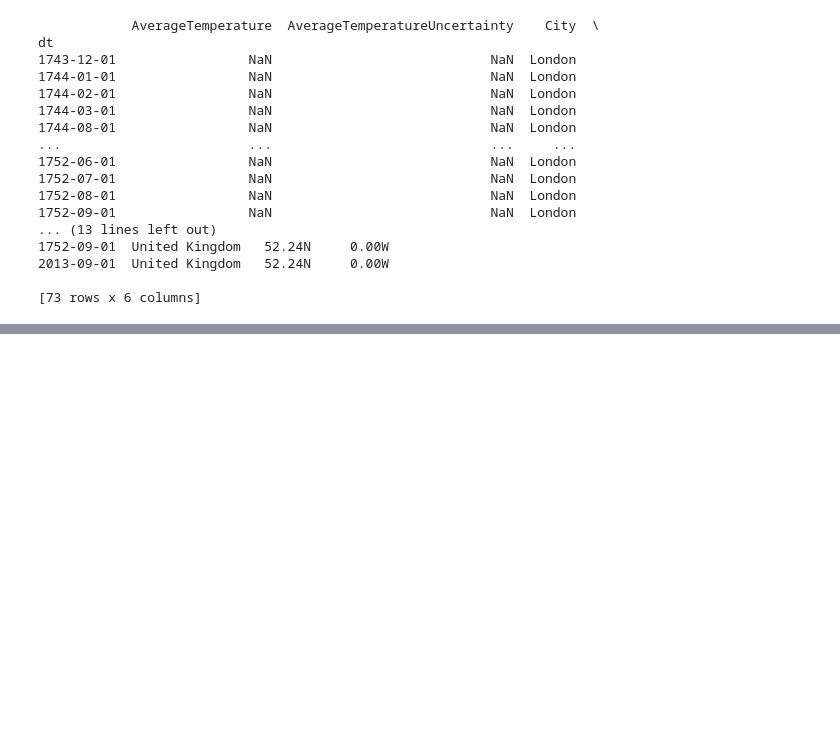
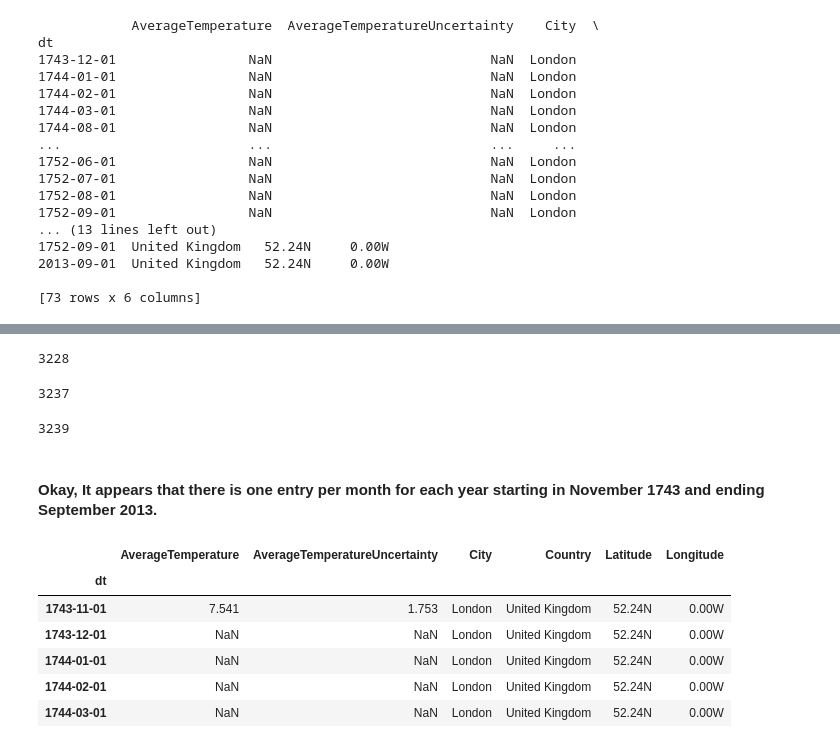
Before and after one commit to Brooke-Holyoak/time-series-exercises, a Jupyter notebook: Untitled1.ipynb, the cells around one changed output, grey strips where cells are left out. Drawn from its saved outputs; the diff is of its cells as text; code cells hidden in the pictures; blank space fills up the shorter version.

```diff
--- a/Untitled1.ipynb
+++ b/Untitled1.ipynb
@@ -116,0 +135,2 @@ dt
+# %%
+df.reset_index(inplace=True)
@@ -116,0 +158,2 @@ dt
+# %%
+df.dt = pd.to_datetime(df.dt)
@@ -116,0 +181,27 @@ dt
+# %%
+269 * 12
+# %% [output]
+3228
+# %%
+3228 + 9
+# %% [output]
+3237
+# %%
+3237 + 2
+# %% [output]
+3239
+# %% [markdown]
+#### Okay, It appears that there is one entry per month for each year starting in November 1743 and ending September 2013.
+# %%
+#resetting the index so that now it's a datetime formatted index
+df = df.set_index('dt').sort_index()
+# %%
+df.head()
+# %% [output]
+|  | AverageTemperature | AverageTemperatureUncertainty | City | Country | Latitude | Longitude |
+| dt |  |  |  |  |  |  |
+| 1743-11-01 | 7.541 | 1.753 | London | United Kingdom | 52.24N | 0.00W |
+| 1743-12-01 | NaN | NaN | London | United Kingdom | 52.24N | 0.00W |
+| 1744-01-01 | NaN | NaN | London | United Kingdom | 52.24N | 0.00W |
+| 1744-02-01 | NaN | NaN | London | United Kingdom | 52.24N | 0.00W |
+| 1744-03-01 | NaN | NaN | London | United Kingdom | 52.24N | 0.00W |
```
Also changed, not shown: parts of 46 cells of this notebook, 3 other files.
